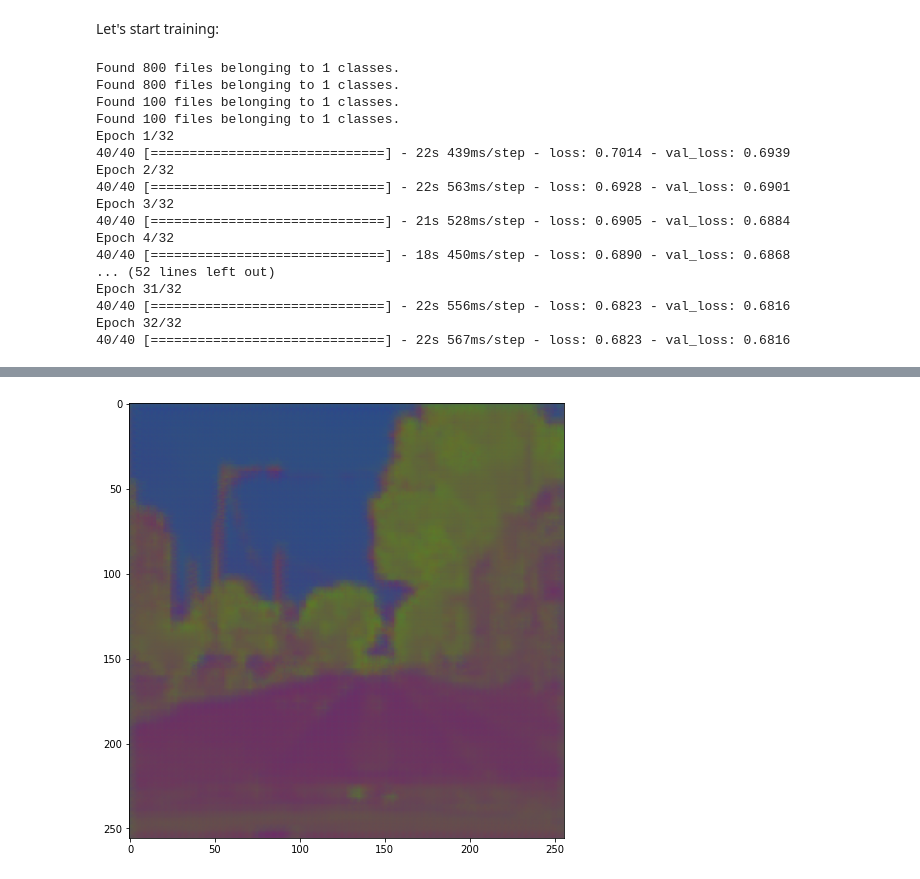
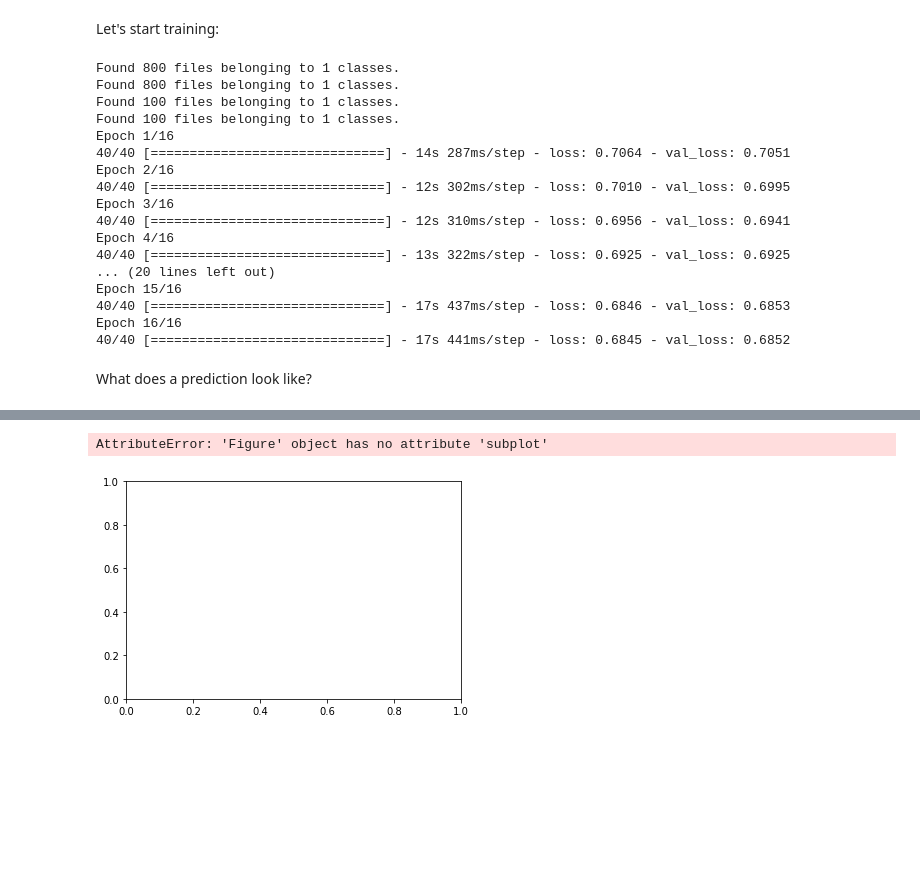
Before and after one commit to lenny-z/csci-s89-final-project, a Jupyter notebook: Final Project.ipynb, the cells around one changed output, grey strips where cells are left out. Cells and saved outputs as stored; diff of their text form; code cells hidden in the pictures; blank space fills up the shorter version.

```diff
--- a/Final Project.ipynb
+++ b/Final Project.ipynb
@@ -114,14 +114,13 @@ input_height = 256
 input_shape = (input_width, input_height, 3)
 
 encoder = models.Sequential()
-encoder.add(layers.Conv2D(8, kernel_size=3, padding='same', activation='selu', input_shape=(input_shape)))
+encoder.add(layers.Conv2D(4, kernel_size=3, padding='same', activation='selu', input_shape=(input_shape)))
 encoder.add(layers.MaxPool2D(pool_size=2))
-encoder.add(layers.Conv2D(16, kernel_size=3, padding='same', activation='selu'))
+encoder.add(layers.Conv2D(8, kernel_size=3, padding='same', activation='selu'))
 encoder.add(layers.MaxPool2D(pool_size=2))
 
 decoder = models.Sequential()
-
-decoder.add(layers.Conv2DTranspose(8, kernel_size=3, strides=2, padding='same', activation='selu', input_shape=(64, 64, 16)))
+decoder.add(layers.Conv2DTranspose(4, kernel_size=3, strides=2, padding='same', activation='selu', input_shape=(64, 64, 8)))
 decoder.add(layers.Conv2DTranspose(3, kernel_size=3, strides=2, padding='same', activation='softmax'))
 decoder.add(layers.Reshape(input_shape))
 
@@ -146,7 +145,7 @@ _________________________________________________________________
 Let's start training:
 # %%
 batch_size = 20
-num_epochs = 32
+num_epochs = 16
 normalizer = layers.Rescaling(1./255)
 
 def get_gen(x_dir, y_dir):
@@ -189,19 +188,21 @@ Found 800 files belonging to 1 classes.
 Found 800 files belonging to 1 classes.
 Found 100 files belonging to 1 classes.
 Found 100 files belonging to 1 classes.
-Epoch 1/32
-40/40 [==============================] - 22s 439ms/step - loss: 0.7014 - val_loss: 0.6939
-Epoch 2/32
-40/40 [==============================] - 22s 563ms/step - loss: 0.6928 - val_loss: 0.6901
-Epoch 3/32
-40/40 [==============================] - 21s 528ms/step - loss: 0.6905 - val_loss: 0.6884
-Epoch 4/32
-40/40 [==============================] - 18s 450ms/step - loss: 0.6890 - val_loss: 0.6868
-... (52 lines left out)
-Epoch 31/32
-40/40 [==============================] - 22s 556ms/step - loss: 0.6823 - val_loss: 0.6816
-Epoch 32/32
-40/40 [==============================] - 22s 567ms/step - loss: 0.6823 - val_loss: 0.6816
+Epoch 1/16
+40/40 [==============================] - 14s 287ms/step - loss: 0.7064 - val_loss: 0.7051
+Epoch 2/16
+40/40 [==============================] - 12s 302ms/step - loss: 0.7010 - val_loss: 0.6995
+Epoch 3/16
+40/40 [==============================] - 12s 310ms/step - loss: 0.6956 - val_loss: 0.6941
+Epoch 4/16
+40/40 [==============================] - 13s 322ms/step - loss: 0.6925 - val_loss: 0.6925
+... (20 lines left out)
+Epoch 15/16
+40/40 [==============================] - 17s 437ms/step - loss: 0.6846 - val_loss: 0.6853
+Epoch 16/16
+40/40 [==============================] - 17s 441ms/step - loss: 0.6845 - val_loss: 0.6852
+# %% [markdown]
+What does a prediction look like?
 # %%
 import matplotlib.pyplot as plt
 
@@ -213,10 +214,40 @@ test_gen = utils.image_dataset_from_directory(
 )
 
 test_gen = test_gen.map(lambda x: normalizer(x))
+predictions = autoencoder.predict(test_gen)
+dataset = test_gen.take(1)
 
-predictions = autoencoder.predict(test_gen)
-plt.figure(figsize=(8, 8))
-plt.imshow(predictions[0])
+# for i in range(5):
+#     plt.subplot(5, 2, i * 2 + 1)
+#     plt.figure(figsize=(6, 6))
+#     plt.imshow(dataset[i])
+#     plt.subplot(5, 2, i * 2 + 2)
+#     plt.figure(figsize=(6, 6))
+#     plt.imshow(predictions[i])
+# # plt.figure(figsize=(8, 8))
+# # plt.imshow(predictions[0])
+# # plt.show()
+
+fig, ax = plt.subplots(2, 5)
+
+for data in dataset:
+    for i in range(5):
+#         plt.subplot(5, 2, i * 2 + 1)
+#         plt.figure(figsize=(6, 6))
+#         plt.imshow(predictions[i])
+
+#         plt.subplot(5, 2, i * 2 + 2)
+#         plt.figure(figsize=(6, 6))
+#         plt.imshow(data[i])
+
+        fig, ax = plt.subplots()
+        fig.subplot(5, 2, i * 2 + 1)
+        ax.imshow(predictions[i])
+
+        fig, ax = plt.subplots()
+        ax.subplot(5, 2, i * 2 + 2)
+        ax.imshow(data[i])
+
 plt.show()
 # %% [output]
 Found 100 files belonging to 1 classes.
@@ -224 +255,2 @@ Found 100 files belonging to 1 classes.
+AttributeError: 'Figure' object has no attribute 'subplot'
-[figure, old version]
+[figure, new version]
```
Also changed, not shown: parts of 3 cells of this notebook.
